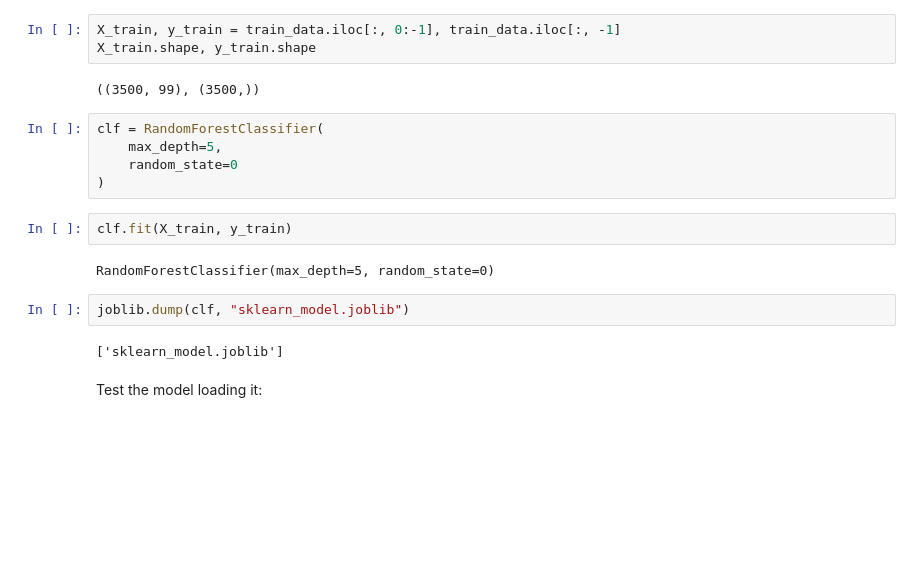
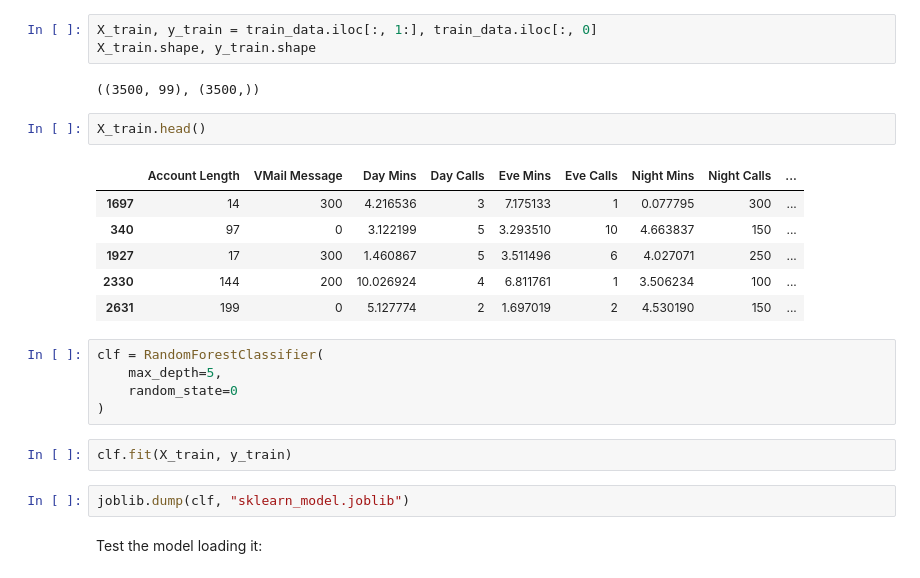
Before and after one commit to LokaHQ/aws_immersion_sagemaker, a Jupyter notebook: training/scikitlearn_churn_prediction.py.ipynb, the cells around one changed output. Cells and saved outputs as stored; diff of their text form; blank space fills up the shorter version.

Commit message:
Updating the sklearn model

```diff
--- a/training/scikitlearn_churn_prediction.py.ipynb
+++ b/training/scikitlearn_churn_prediction.py.ipynb
@@ -55,8 +64,17 @@ train_data, validation_data, test_data = np.split(
 # %%
-X_train, y_train = train_data.iloc[:, 0:-1], train_data.iloc[:, -1]
+X_train, y_train = train_data.iloc[:, 1:], train_data.iloc[:, 0]
 X_train.shape, y_train.shape
 # %% [output]
 ((3500, 99), (3500,))
+# %%
+X_train.head()
+# %% [output]
+|  | Account Length | VMail Message | Day Mins | Day Calls | Eve Mins | Eve Calls | Night Mins | Night Calls | ... |
+| 1697 | 14 | 300 | 4.216536 | 3 | 7.175133 | 1 | 0.077795 | 300 | ... |
+| 340 | 97 | 0 | 3.122199 | 5 | 3.293510 | 10 | 4.663837 | 150 | ... |
+| 1927 | 17 | 300 | 1.460867 | 5 | 3.511496 | 6 | 4.027071 | 250 | ... |
+| 2330 | 144 | 200 | 10.026924 | 4 | 6.811761 | 1 | 3.506234 | 100 | ... |
+| 2631 | 199 | 0 | 5.127774 | 2 | 1.697019 | 2 | 4.530190 | 150 | ... |
 # %%
 clf = RandomForestClassifier(
     max_depth=5,
@@ -64,12 +82,8 @@ clf = RandomForestClassifier(
 )
 # %%
 clf.fit(X_train, y_train)
-# %% [output]
-RandomForestClassifier(max_depth=5, random_state=0)
 # %%
 joblib.dump(clf, "sklearn_model.joblib")
-# %% [output]
-['sklearn_model.joblib']
 # %% [markdown]
 Test the model loading it:
 # %%
```
Also changed, not shown: parts of 4 cells of this notebook, 1 other file.
